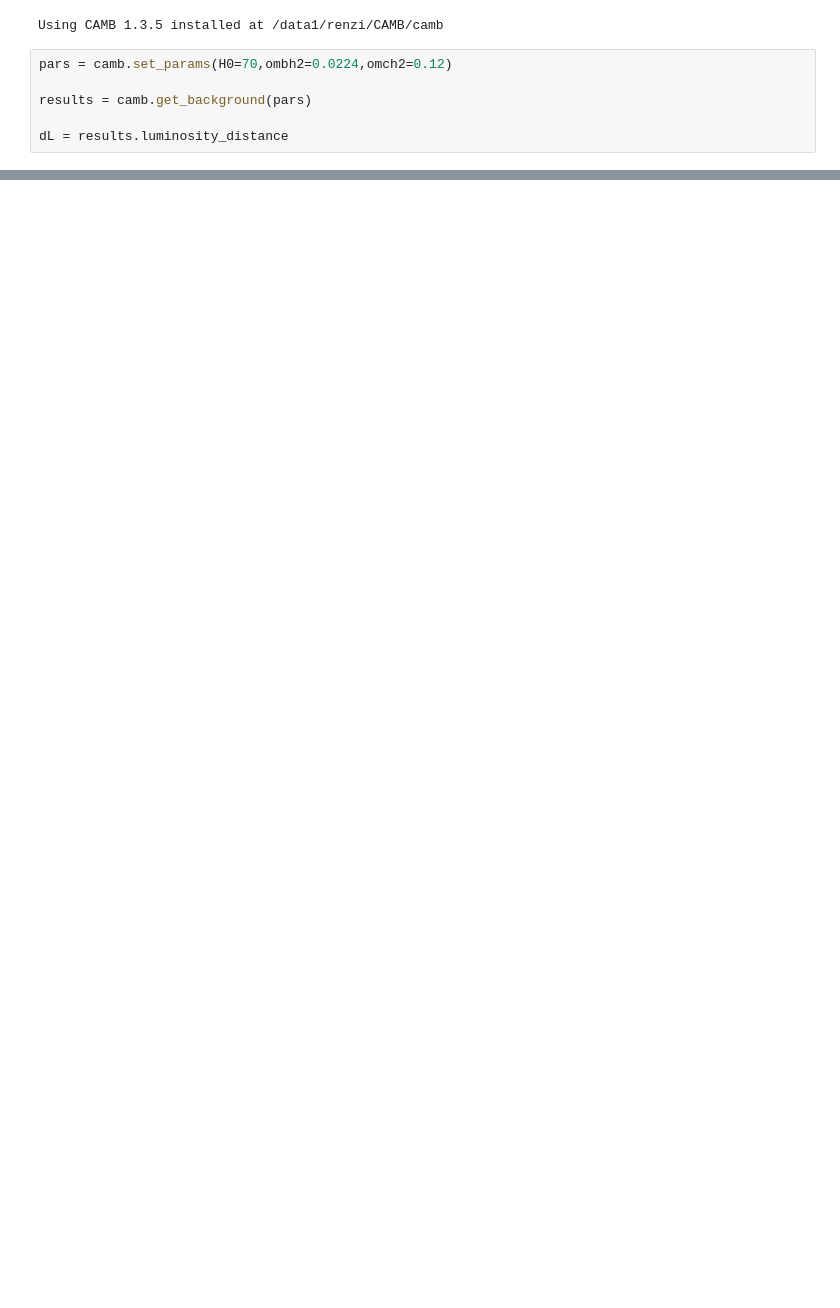
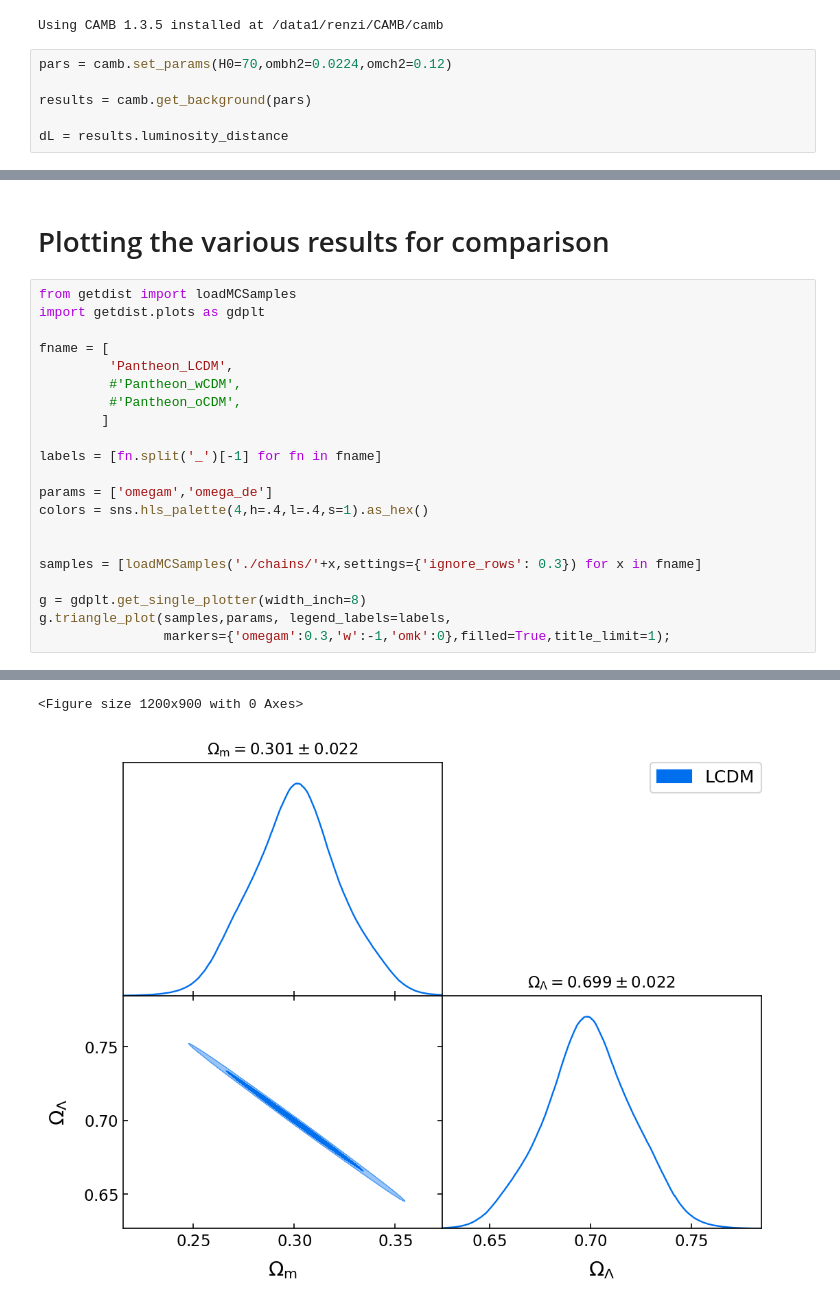
Before and after one commit to FabRez/SNIa_analysis, a Jupyter notebook: SNIa_analysis.ipynb, the cells around one changed output, grey strips where cells are left out. Drawn from its saved outputs; the diff is of its cells as text; blank space fills up the shorter version.

Commit message:
Pantheon likes incorporated

```diff
--- a/SNIa_analysis.ipynb
+++ b/SNIa_analysis.ipynb
@@ -176,0 +219,24 @@ gdplot.triangle_plot(gd_sample,['omegam','omega_de'] ,filled=True,title_limit=1)
+# %% [markdown]
+# Plotting the various results for comparison
+# %%
+from getdist import loadMCSamples
+import getdist.plots as gdplt
+
+fname = [
+         'Pantheon_LCDM',
+         #'Pantheon_wCDM',
+         #'Pantheon_oCDM',
+        ]
+
+labels = [fn.split('_')[-1] for fn in fname]
+
+params = ['omegam','omega_de']
+colors = sns.hls_palette(4,h=.4,l=.4,s=1).as_hex()
+
+
+samples = [loadMCSamples('./chains/'+x,settings={'ignore_rows': 0.3}) for x in fname]
+
+g = gdplt.get_single_plotter(width_inch=8)
+g.triangle_plot(samples,params, legend_labels=labels,
+                markers={'omegam':0.3,'w':-1,'omk':0},filled=True,title_limit=1);
+# %% [output]
@@ -176,0 +244,2 @@ gdplot.triangle_plot(gd_sample,['omegam','omega_de'] ,filled=True,title_limit=1)
+<Figure size 1200x900 with 0 Axes>
+[figure, added]
```
Also changed, not shown: parts of 12 cells of this notebook.
